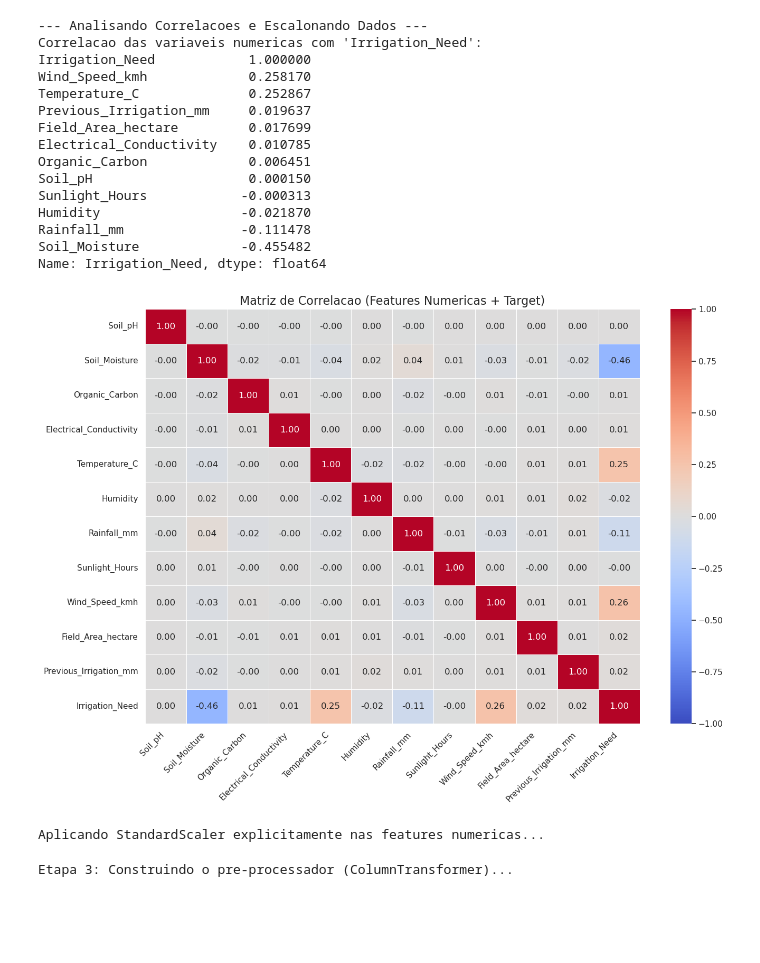
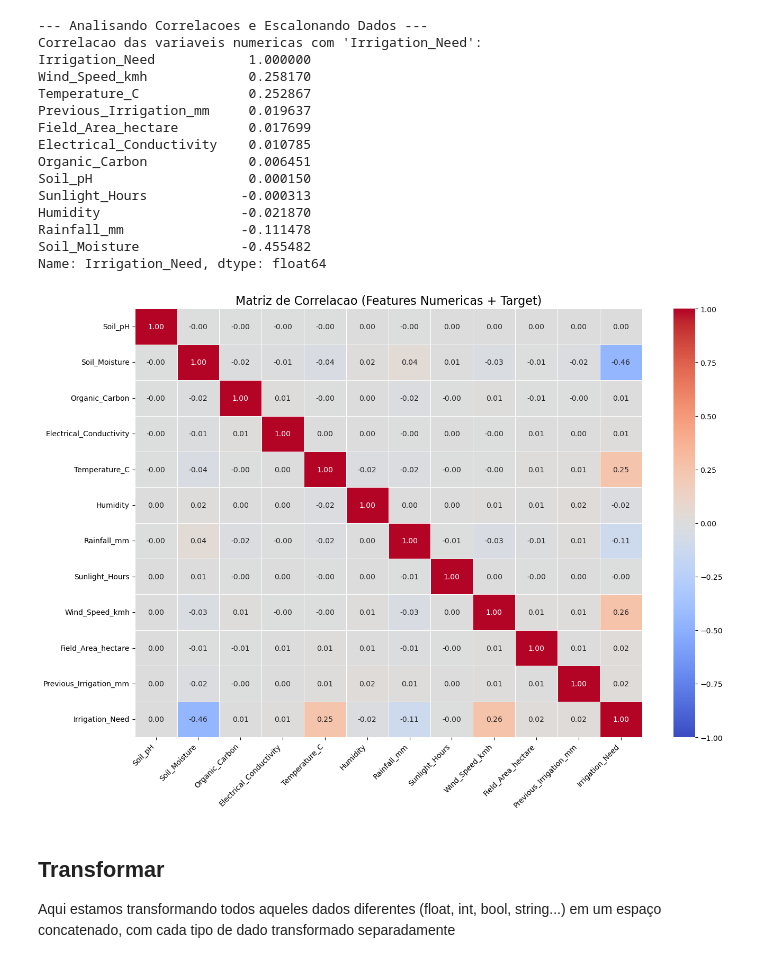
Before and after one commit to gabrieldev131/Predicting-Irrigation-Need, a Jupyter notebook: IrrigationRegression.ipynb, the cells around one changed output. Saved outputs shown, nothing was run; the diff lists cells and outputs as text; code cells hidden in the pictures; blank space fills up the shorter version.

```diff
--- a/IrrigationRegression.ipynb
+++ b/IrrigationRegression.ipynb
@@ -20,14 +32,13 @@ def carregar_dados(caminho_treino, caminho_teste):
     """
     Carrega os conjuntos de dados de treino e teste.
     """
-    print("Etapa 1: Carregando os dados...")
-    if not os.path.exists(caminho_treino):
-        print(f"Aviso: Arquivo {caminho_treino} não encontrado. Verifique o caminho.")
+    try:
+        train = pd.read_csv(caminho_treino)
+        test = pd.read_csv(caminho_teste)
+
+    except Exception as e:
+        print(f"Erro ao carregar os dados: {e}")
         return None, None
-
-    train = pd.read_csv(caminho_treino)
-    test = pd.read_csv(caminho_teste)
-    print(f"Dados carregados. Treino: {train.shape}, Teste: {test.shape}")
     return train, test
 
 train, test = carregar_dados('train.csv', 'test.csv')
@@ -77,8 +101,7 @@ Preparacao concluida.
 # %%
 def escalonar_e_analisar(X, y, X_test):
     """
-    Realiza o escalonamento manual das variaveis numericas e analisa as correlacoes,
-    conforme solicitado para visualizacao explicita no Jupyter Notebook.
+    Realiza o escalonamento manual das variaveis numericas e analisa as correlacoes com o target.
     """
     print("\n--- Analisando Correlacoes e Escalonando Dados ---")
 
@@ -107,42 +130,42 @@ def escalonar_e_analisar(X, y, X_test):
     plt.xticks(rotation=45, ha='right')
     plt.tight_layout()
     plt.show()
 
     # 4. Escalonamento com StandardScaler
-    print("\nAplicando StandardScaler explicitamente nas features numericas...")
     ss = StandardScaler()
 
     # Aplica o fit_transform no treino e apenas transform no teste
     X[num_cols] = ss.fit_transform(X[num_cols])
     X_test[num_cols] = ss.transform(X_test[num_cols])
 
     return X, X_test
 
 X, X_test = escalonar_e_analisar(X, y, X_test)
 # %% [output]
 --- Analisando Correlacoes e Escalonando Dados ---
 Correlacao das variaveis numericas com 'Irrigation_Need':
 Irrigation_Need            1.000000
 Wind_Speed_kmh             0.258170
 Temperature_C              0.252867
 Previous_Irrigation_mm     0.019637
 Field_Area_hectare         0.017699
 Electrical_Conductivity    0.010785
 Organic_Carbon             0.006451
 Soil_pH                    0.000150
 Sunlight_Hours            -0.000313
 Humidity                  -0.021870
 Rainfall_mm               -0.111478
 Soil_Moisture             -0.455482
 Name: Irrigation_Need, dtype: float64
-[figure, old version]
+[figure, new version]
-Aplicando StandardScaler explicitamente nas features numericas...
+# %% [markdown]
+## Transformar
+Aqui estamos transformando todos aqueles dados diferentes (float, int, bool, string...) em um espaço concatenado, com cada tipo de dado transformado separadamente
 # %%
 def construir_precessador(X):
     """
     Cria o ColumnTransformer que aplicará as transformações adequadas para cada tipo de coluna.
     """
-    print("Etapa 3: Construindo o pre-processador (ColumnTransformer)...")
 
     soil_order = ['Clay', 'Loamy', 'Silt', 'Sandy']
     growth_order = ['Sowing', 'Harvest', 'Vegetative', 'Flowering']
@@ -166,5 +189,3 @@ def construir_precessador(X):
 
 
 preprocessor = construir_precessador(X)
-# %% [output]
-Etapa 3: Construindo o pre-processador (ColumnTransformer)...
```
Also changed, not shown: parts of 10 cells of this notebook.
